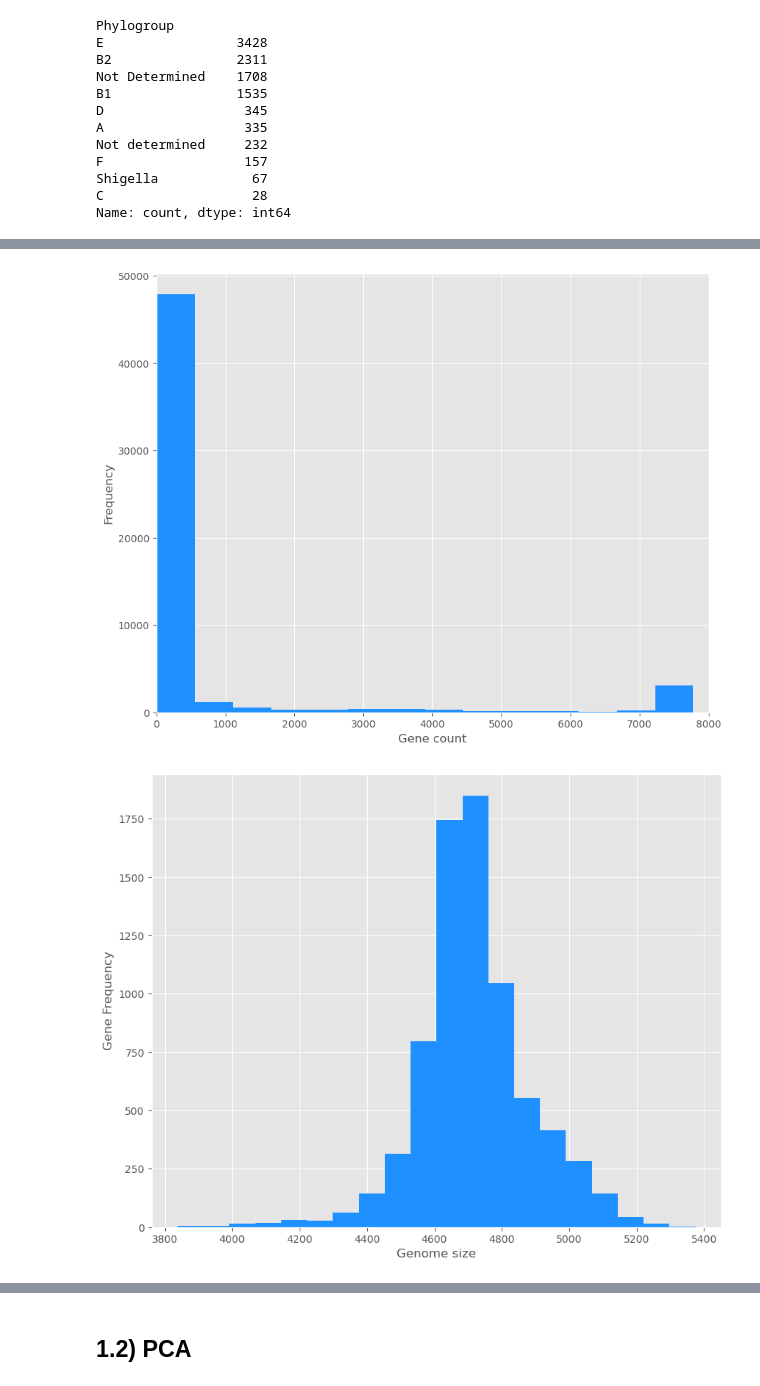
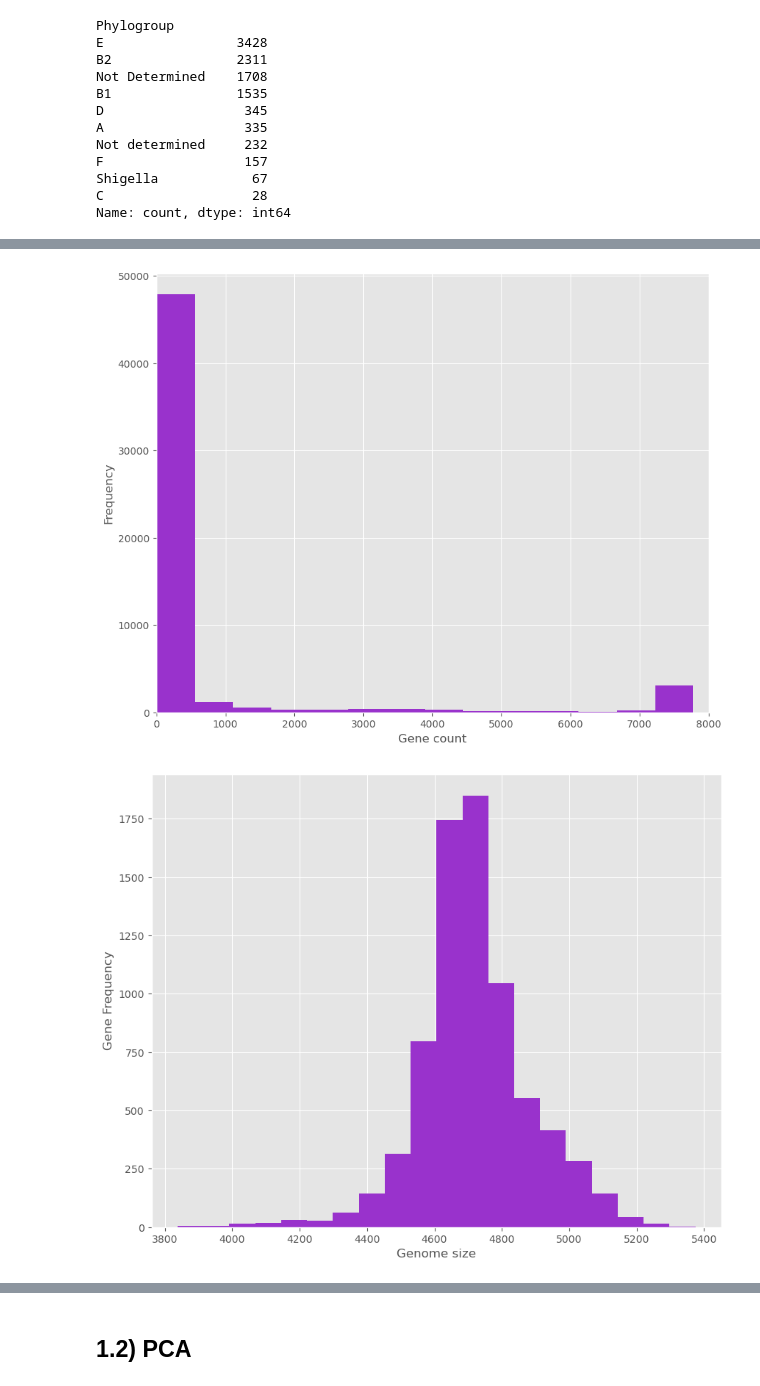
Before and after one commit to stacyshcherbakova/genome-minimiser, a Jupyter notebook: large_dataset_new_loss/main_large_dataset_new_loss.ipynb, the cells around one changed output, grey strips where cells are left out. Drawn from its saved outputs; the diff is of its cells as text; code cells hidden in the pictures.

```diff
--- a/large_dataset_new_loss/main_large_dataset_new_loss.ipynb
+++ b/large_dataset_new_loss/main_large_dataset_new_loss.ipynb
@@ -187,22 +154,22 @@ frequency1 = large_data.sum(axis=1)
 # %%
 plt.figure(figsize=(10,8))
-plt.hist(frequency1, color='dodgerblue', bins=100)
+plt.hist(gene_count_frequency, color='darkorchid', bins=100)
 plt.xlim(0, 8000)
 plt.xlabel('Gene count')
 plt.ylabel('Frequency')
 # plt.savefig("figures/gene_count_2.pdf", format="pdf", bbox_inches="tight")
 plt.show()
 # %% [output]
-[figure, old version]
+[figure, new version]
 # %%
-frequency2 = large_data.sum(0)
+genome_size_frequency = large_data.sum(0)
 # %%
 plt.figure(figsize=(10,8))
-plt.hist(frequency2, bins=20, color='dodgerblue')
+plt.hist(genome_size_frequency, bins=20, color='darkorchid')
 plt.xlabel('Genome size')
 plt.ylabel('Gene Frequency')
 # plt.savefig("figures/genome_size_2.pdf", format="pdf", bbox_inches="tight")
 plt.show()
 # %% [output]
-[figure, old version]
+[figure, new version]
 # %%
```
Also changed, not shown: parts of 216 cells of this notebook, 45 other files.
